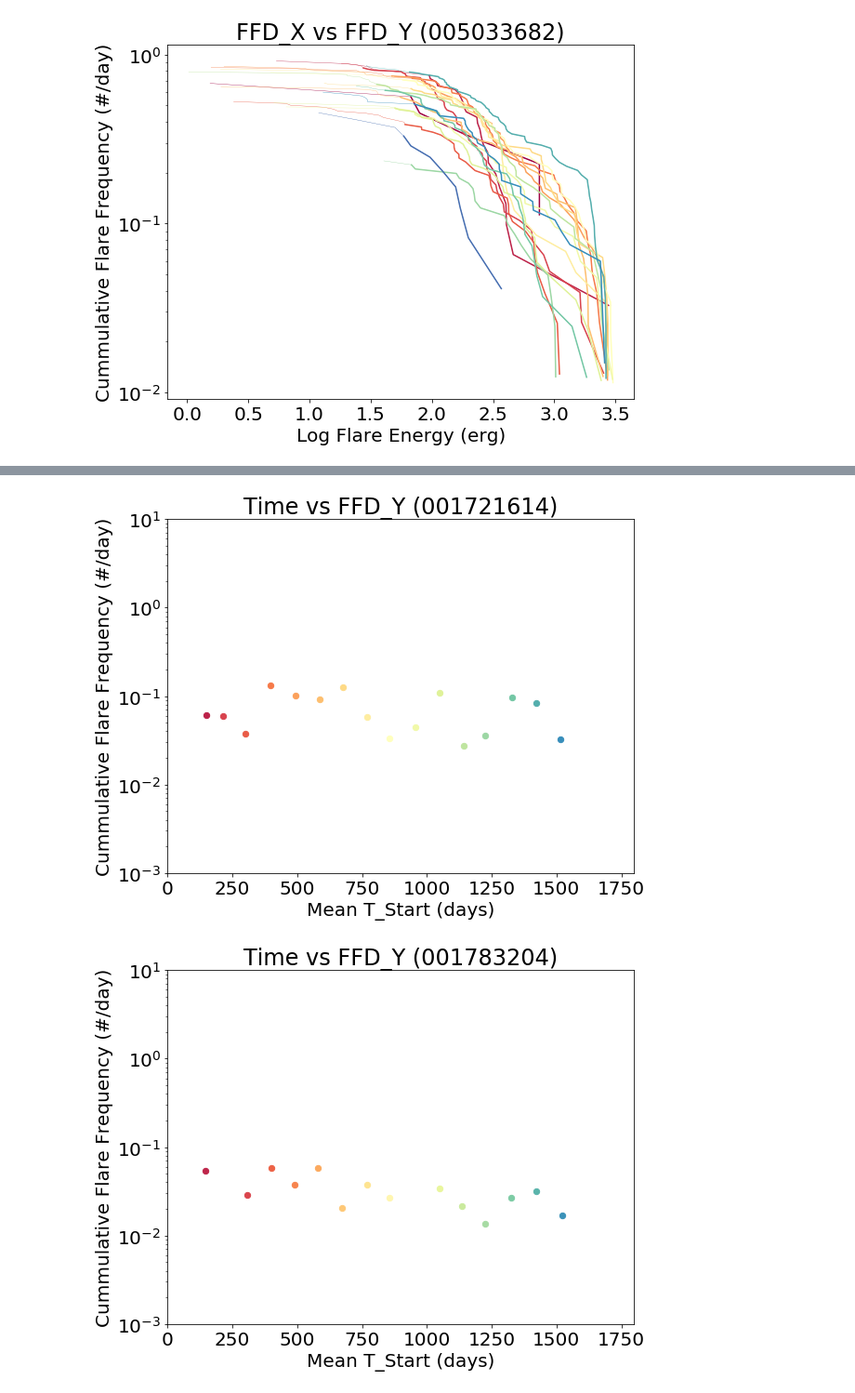
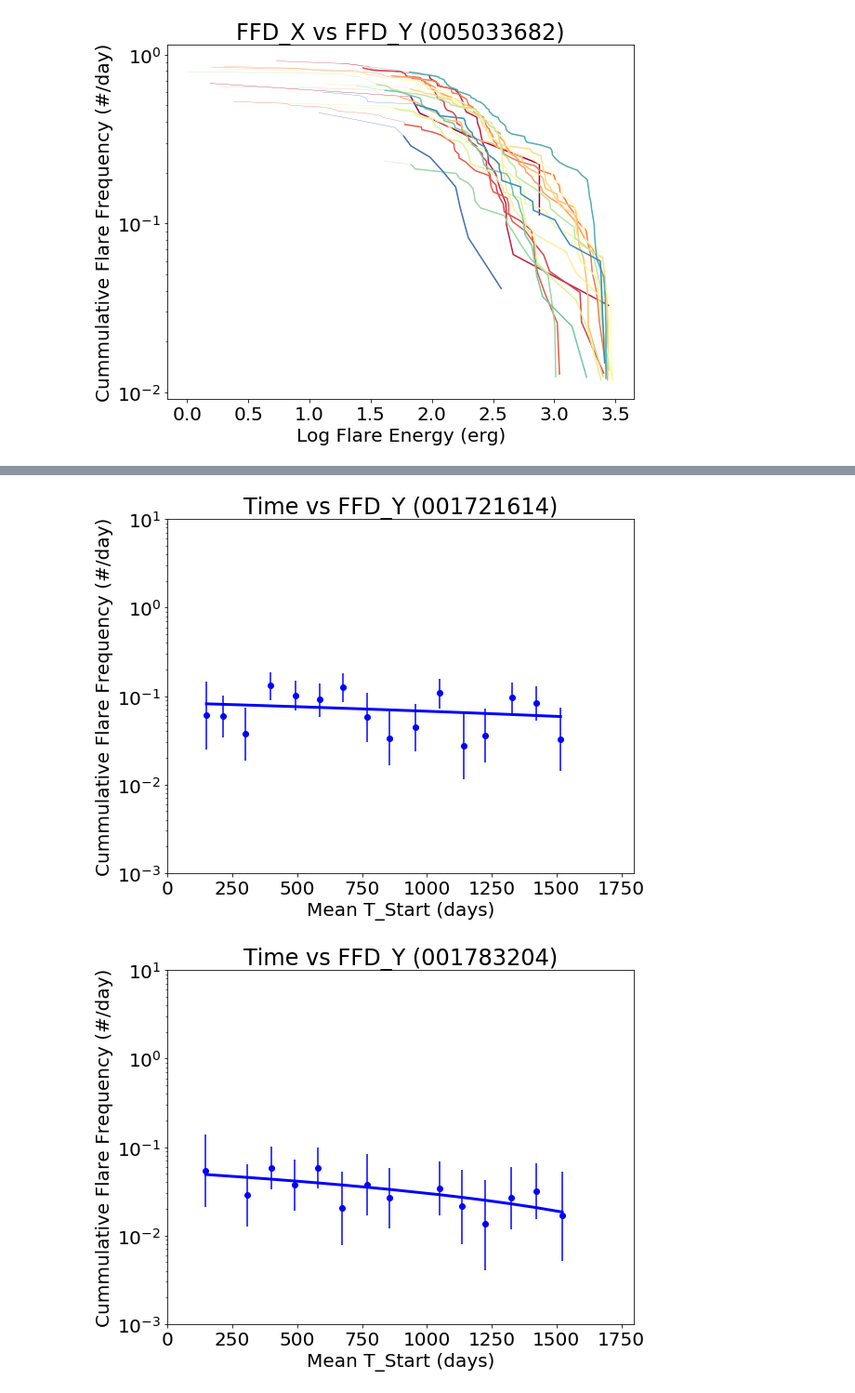
Before and after one commit to mscoggs/flare_cycles, a Jupyter notebook: flaregraphs.ipynb, the cells around one changed output, grey strips where cells are left out. Shown at 93% size. Cells and saved outputs as stored; diff of their text form; code cells hidden in the pictures.

Commit message:
Set up error bars

```diff
--- a/flaregraphs.ipynb
+++ b/flaregraphs.ipynb
@@ -132,6 +149,8 @@ for line in targets: #going through each KIC
     plt.yscale('log')
     plt.ylim([0.001,10])
     plt.xlim([0,1800])
+    time = []
+    frequency = []
 
     for x in range(len(files)):
 
@@ -157,7 +176,35 @@ for line in targets: #going through each KIC
             if any(ok68): #checking if ok68 contains at least one 'true'
                 ffd_yForMeanstart = np.interp(logEnergyConstant, ffd_xEnergy[ok68][::-1], ffd_yFrequency[ok68][::-1])#interpolating the ffd_y
 
-                plt.scatter(meanstart, ffd_yForMeanstart, s=40, c = cmap(x/float(len(files))))
+                #plt.scatter(meanstart, ffd_yForMeanstart, c = 'b')
+                time.append(meanstart)
+                frequency.append(ffd_yForMeanstart)
 
-    plt.savefig('time-vs-ffd_y-plot/'+KIC+'_vs_time.png')
+
+
+
+
+
+
+                toteFlare = ffd_yForMeanstart * toteDur
+
+
+
+                err_dn = (np.abs(toteFlare * (1.-1./(9. * n)-1./(3.*np.sqrt(toteFlare)))**3.-toteFlare))/toteDur
+                err_up = (np.sqrt(toteFlare + 0.75) + 1.0)/toteDur
+
+                plt.errorbar(meanstart, ffd_yForMeanstart, yerr = [[err_dn], [err_up]], fmt='bo', markersize=6)
+
+
+
+
+
+
+
+
+    slope, intercept = np.polyfit(time, frequency, 1)
+    line_y = [slope * i + intercept for i in time]
+    plt.plot(time, line_y, 'b',  lw=3,)
+
+    #plt.savefig('time-vs-ffd_y-plot/'+KIC+'_vs_time.png')
 # %% [output]
@@ -165,2 +212,2 @@ for line in targets: #going through each KIC
-[figure, old version]
+[figure, new version]
-[figure, old version]
+[figure, new version]
```
Also changed, not shown: parts of 4 cells of this notebook, 44 other files.
